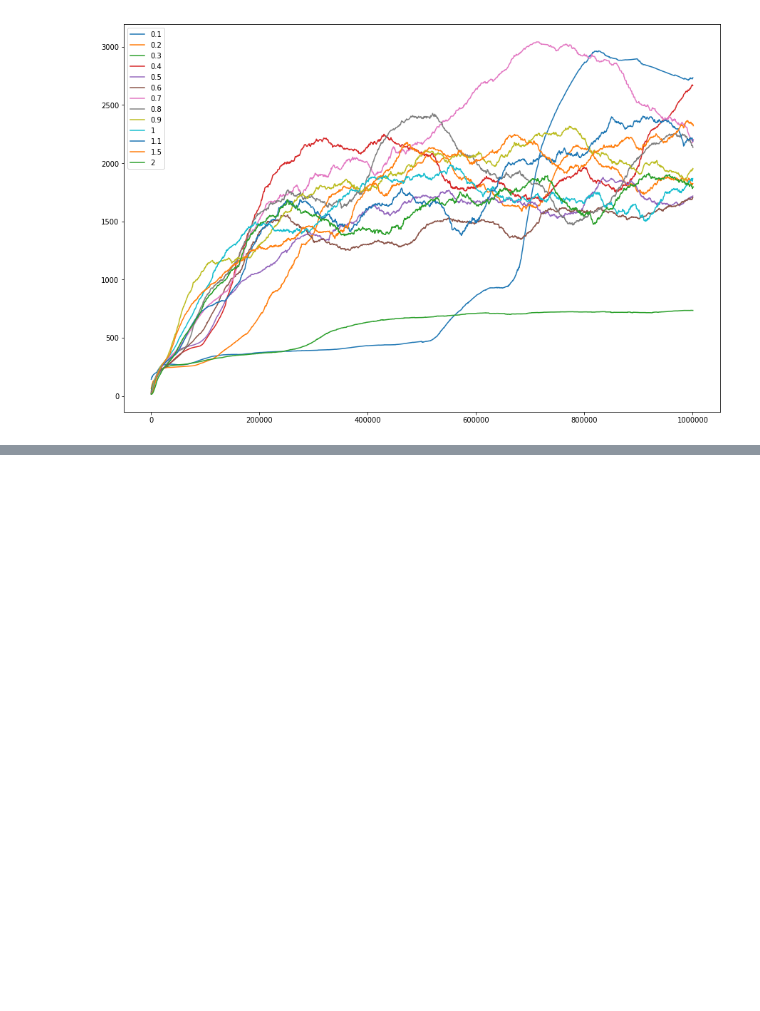
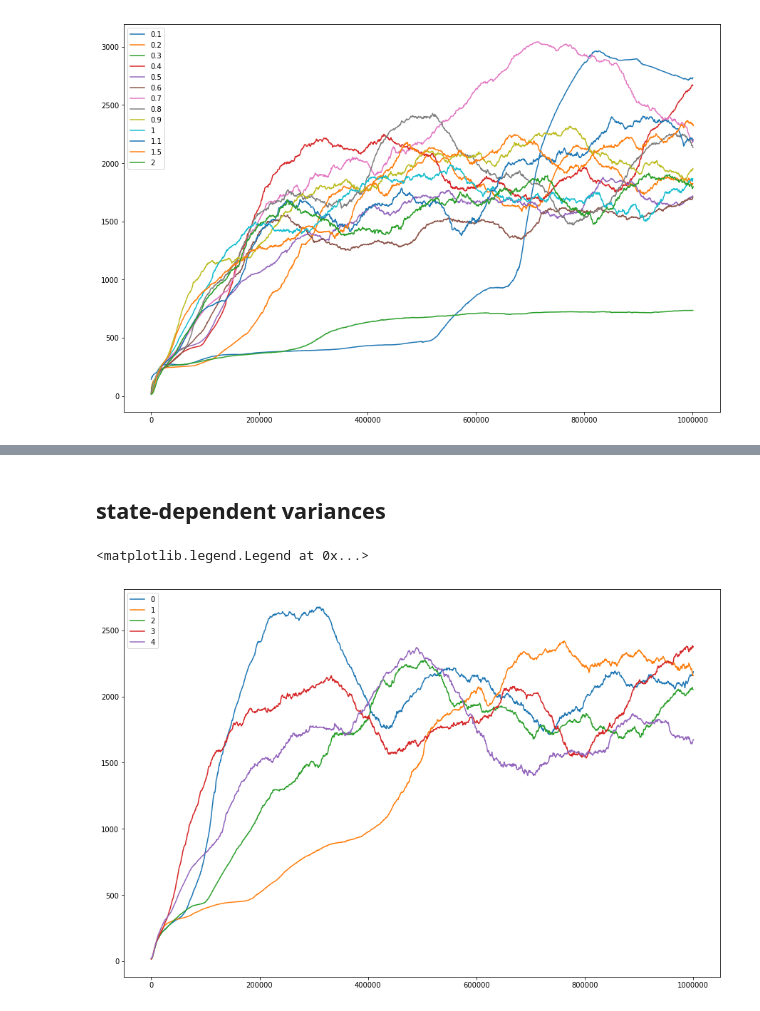
Before and after one commit to guiguiguiguigui/baselines, a Jupyter notebook: variances.ipynb, the cells around one changed output, grey strips where cells are left out. Drawn from its saved outputs; the diff is of its cells as text; code cells hidden in the pictures; blank space fills up the shorter version.

```diff
--- a/variances.ipynb
+++ b/variances.ipynb
@@ -57,0 +118,11 @@ plt.legend()
+# %% [markdown]
+## state-dependent variances
+# %%
+plt.figure(figsize=(15,10))
+for i in range(5):
+    rew_x, rew, std_x, std =  get_plottable('var_logs/hopper_'+str(i))
+    plt.plot(rew_x, pu.smooth(rew, radius=100), label=str(i))
+plt.legend()
+# %% [output]
+<matplotlib.legend.Legend at 0x...>
+[figure, added]
```
Also changed, not shown: parts of 14 cells of this notebook, 45 other files.
